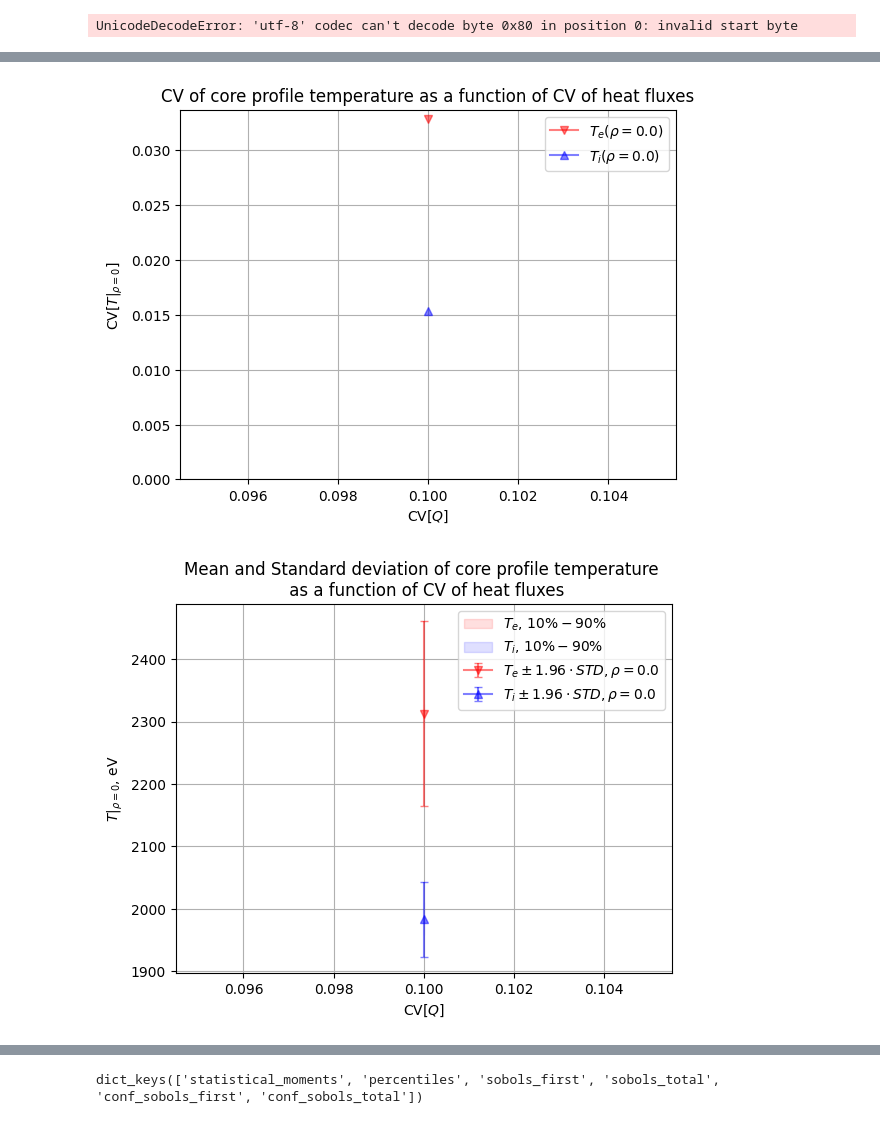
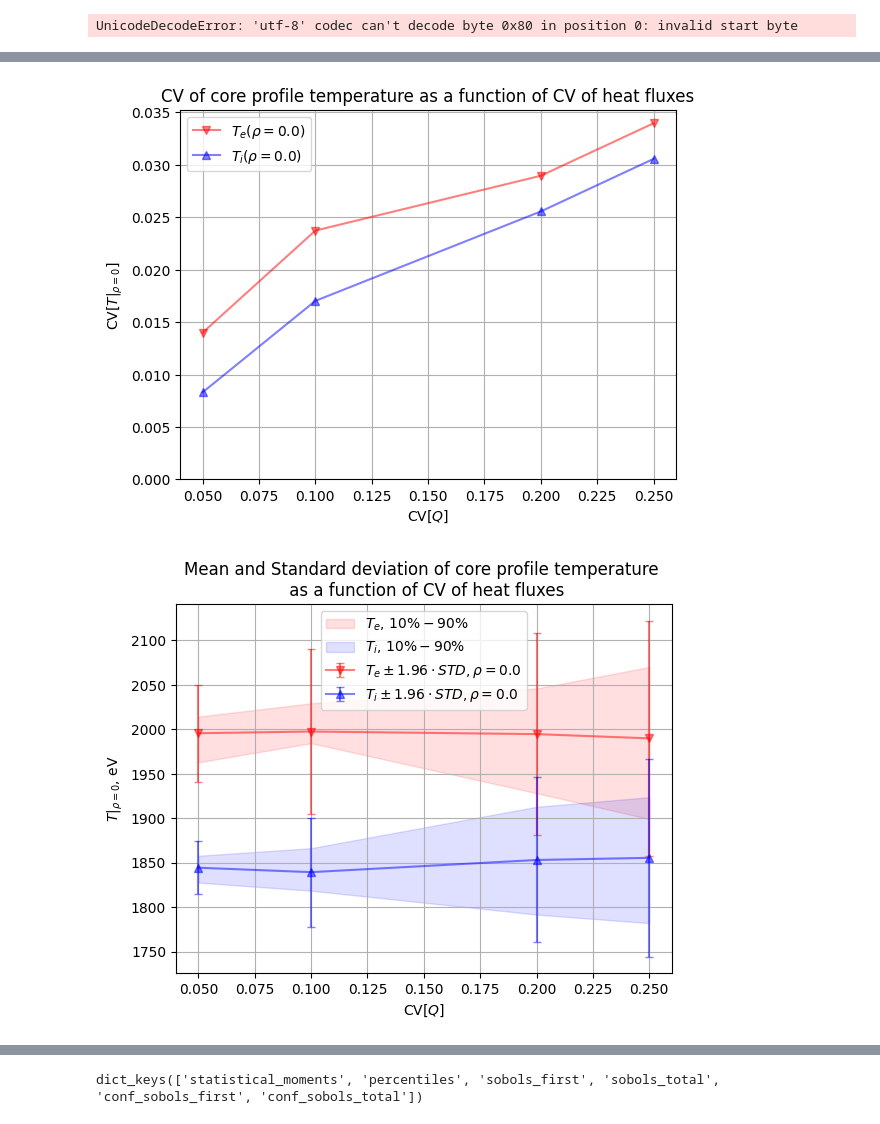
Before and after one commit to vecma-ipp/MFW, a Jupyter notebook: uq/basicda/surrogate_scans.ipynb, the cells around one changed output, grey strips where cells are left out. Cells and saved outputs as stored; diff of their text form; code cells hidden in the pictures.

```diff
--- a/uq/basicda/surrogate_scans.ipynb
+++ b/uq/basicda/surrogate_scans.ipynb
@@ -763,6 +765,12 @@ ft_coords = [0.143587306141853, 0.955828309059143]
 output_columns =  ["te_value_0", "te_value_95",
                    "ti_value_0", "ti_value_95",]
 
+# #2) first & intermediate & last flux tube to be plotted
+# ind_coords = [0, 45, 95]
+# ft_coords = [0.143587306141853, 0.442991137504578, 0.955828309059143]
+# output_columns =  ["te_value_0", "te_value_45", "te_value_95",
+#                    "ti_value_0", "ti_value_45", "ti_value_95",]
+
 # #3) Selected flux tubes to be plotted
 # ind_coords = [0, 95]
 # ft_coords = [0.143587306141853, 0.955828309059143]
@@ -770,16 +778,21 @@ output_columns =  ["te_value_0", "te_value_95",
 #                    "ti_value_0", "ti_value_95",]
 
 
-#D)
-result_filename_list = ['../results_aletoric_20240222/result_aleatoric_wf_cv0.01.pickle', '../results_aletoric_20240222/result_aleatoric_wf_cv0.05.pickle', '../results_aletoric_20240222/result_aleatoric_wf_cv0.1.pickle', '../results_aletoric_20240222/result_aleatoric_wf_cv0.2.pickle', '../results_aletoric_20240222/result_aleatoric_wf_cv0.25.pickle']
+# #D)
+# result_filename_list = ['../results_aletoric_20240222/result_aleatoric_wf_cv0.01.pickle', '../results_aletoric_20240222/result_aleatoric_wf_cv0.05.pickle', '../results_aletoric_20240222/result_aleatoric_wf_cv0.1.pickle', '../results_aletoric_20240222/result_aleatoric_wf_cv0.2.pickle', '../results_aletoric_20240222/result_aleatoric_wf_cv0.25.pickle']
+# cov_inputs = [float(".".join([f.split('.')[-3][-1],f.split('.')[-2]])) for f in result_filename_list]
+# #output_columns = [f"t{sp}_value_{i}" for sp,i in product(['e','i'],[i for i in range(100)])]
+
+#D') no CV=0.01
+result_filename_list = [ '../results_aletoric_20240222/result_aleatoric_wf_cv0.05.pickle', '../results_aletoric_20240222/result_aleatoric_wf_cv0.1.pickle', '../results_aletoric_20240222/result_aleatoric_wf_cv0.2.pickle', '../results_aletoric_20240222/result_aleatoric_wf_cv0.25.pickle']
 cov_inputs = [float(".".join([f.split('.')[-3][-1],f.split('.')[-2]])) for f in result_filename_list]
 #output_columns = [f"t{sp}_value_{i}" for sp,i in product(['e','i'],[i for i in range(100)])]
 
-#E)
-result_filename_list = ['../results_aleatoric_gem_data/result_aleatoric_wf_ns32_cv0.1.pickle']
-cov_inputs = [float(".".join([f.split('.')[-3][-1],f.split('.')[-2]])) for f in result_filename_list]
-#ind_coords = [i for i in range(100)]
-#output_columns = [f"t{sp}_value_{i}" for sp,i in product(['e','i'],ind_coords)]
+# #E)
+# result_filename_list = ['../results_aleatoric_gem_data/result_aleatoric_wf_ns32_cv0.1.pickle']
+# cov_inputs = [float(".".join([f.split('.')[-3][-1],f.split('.')[-2]])) for f in result_filename_list]
+# #ind_coords = [i for i in range(100)]
+# #output_columns = [f"t{sp}_value_{i}" for sp,i in product(['e','i'],ind_coords)]
 
 
 alpha_transp = 0.5
@@ -828,6 +841,7 @@ p90_outputs_array = np.array([[data['percentiles'][qoi]['p90'][0] for qoi in out
 # Plot the data with each plot/line for a rho value (at 0)
 fig_sigsig, ax_sigsig = plt.subplots()
 fig_tcore, ax_tcore = plt.subplots()
+
 output_columns_plot = ['te_value_0', 'ti_value_0']
 inds_to_plot = [0,2]
 
@@ -893,32 +907,32 @@ for q_i,qoi in enumerate(output_columns_plot):
                    marker=sp_mmap[sp],
                    alpha=alpha_transp,
                    color=sp_cmaps[sp][q_i%(len(output_columns_plot)//2)],
                    label=f"$T_{sp}(\\rho={coord/100})$")
 
     # plot CV_T(r) (CV_Q)
     ax_covcovrho.plot(cov_inputs, cov_outputs_array[:,q_i],
                    marker=sp_mmap[sp],
                    alpha=alpha_transp,
                    color=sp_cmaps[sp][q_i%(len(output_columns_plot)//2)],
                    label=f"$T_{sp}(\\rho={coord/100})$")
 
 ax_sigcovrho.set_xlabel(f"$\\sigma[Q]$")
 ax_sigcovrho.set_ylabel(f"$\\sigma[T(\\rho)]$, eV")
 ax_sigcovrho.set_title(f"STD of temperature as a function of CV of heat fluxes")
 ax_sigcovrho.grid('both')
 ax_sigcovrho.legend(loc='best', ncol=2)
 ax_sigcovrho.set_ylim(ymin=0.0)
 fig_sigcovrho.savefig("gem0surr_aleatoric_scan_sig_trho.pdf")
 
 ax_covcovrho.set_xlabel(f"$\\mathrm{{CV}}[Q]$")
 ax_covcovrho.set_ylabel(f"$\\mathrm{{CV}}[T(\\rho)]$")
 ax_covcovrho.set_title(f"CV of temperature as a function of CV of heat fluxes")
 ax_covcovrho.grid('both')
 ax_covcovrho.legend(loc='best', ncol=2)
 ax_covcovrho.set_ylim(ymin=0.0)
 fig_covcovrho.savefig("gem0surr_aleatoric_scan_cov_trho.pdf")
 
 # Plot existing quantiles ?
 # %% [output]
-[figure, old version]
+[figure, new version]
-[figure, old version]
+[figure, new version]
```
Also changed, not shown: parts of 7 cells of this notebook.
